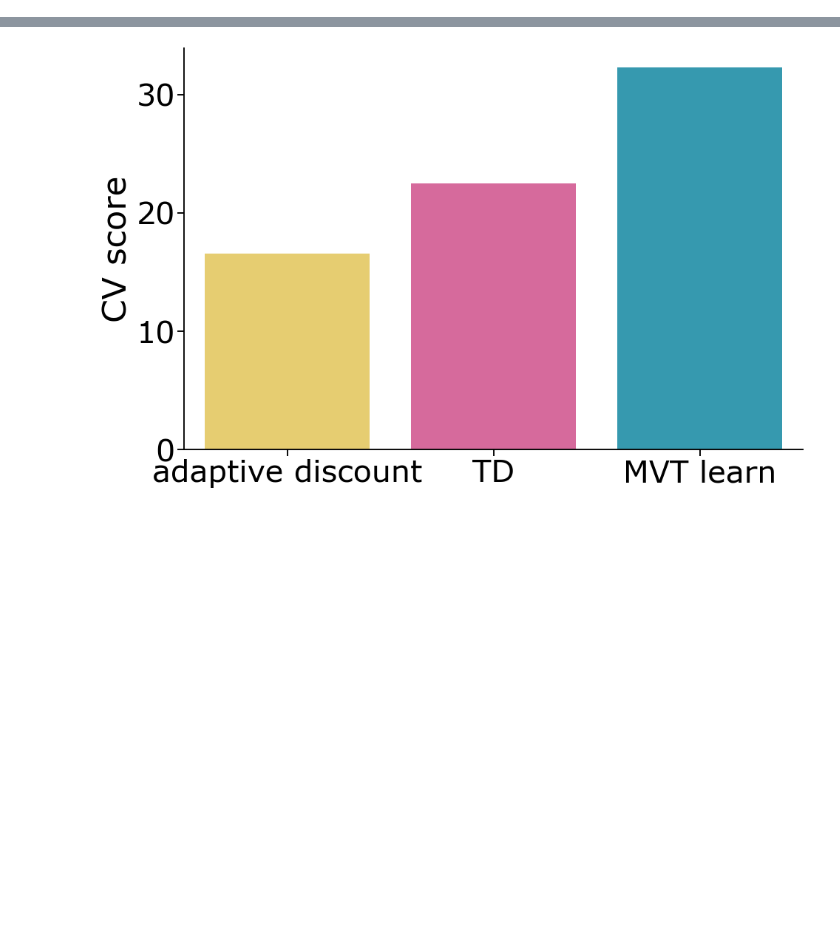
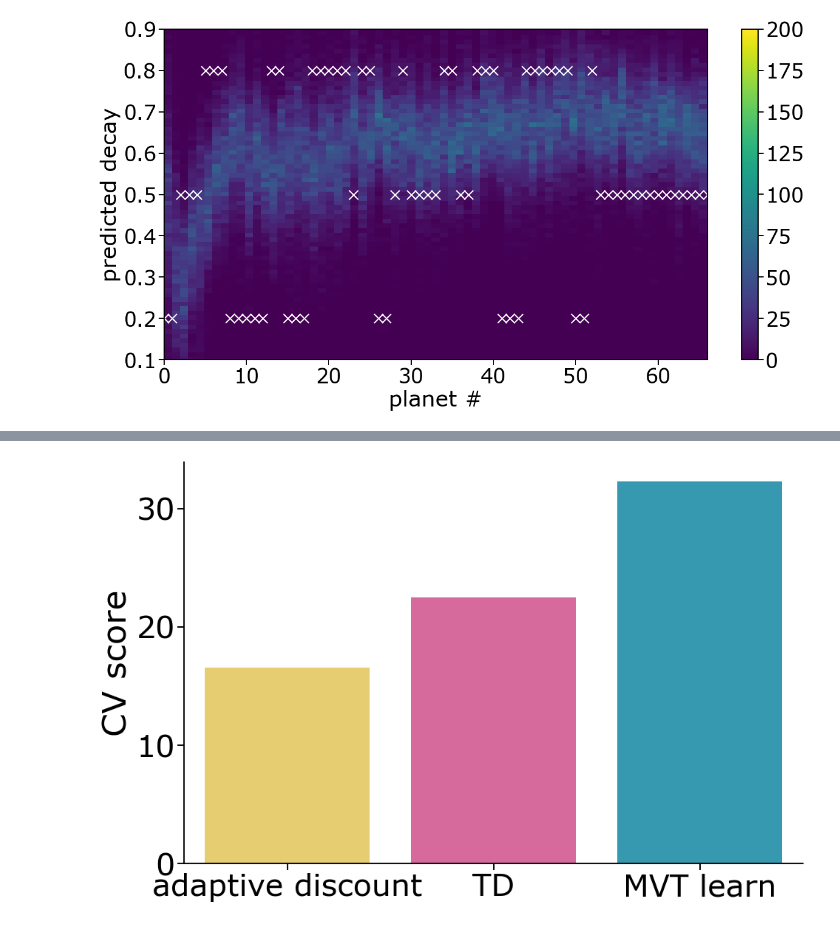
Before and after one commit to noraharhen/Harhen-Bornstein-2023-Overharvesting-as-Rational-Learning, a Jupyter notebook: model/plot_modeling_results.ipynb, the cells around one changed output, grey strips where cells are left out. Saved outputs shown, nothing was run; the diff lists cells and outputs as text; code cells hidden in the pictures; blank space fills up the shorter version.

```diff
--- a/model/plot_modeling_results.ipynb
+++ b/model/plot_modeling_results.ipynb
@@ -18,0 +92,8 @@ Set the environment variable OUTDATED_IGNORE=1 to disable these warnings.
+# %%
+df_alpha_0 = pd.read_csv("model_results/show_inference_0.csv")
+prediction_heatmap(df_alpha_0)
+
+if plot:
+    plt.savefig('plots/decay_inference_unimodal_0_heatmap.png',bbox_inches = "tight",dpi=300)
+# %% [output]
+[figure, added]
```
Also changed, not shown: parts of 37 cells of this notebook, 43 other files.
